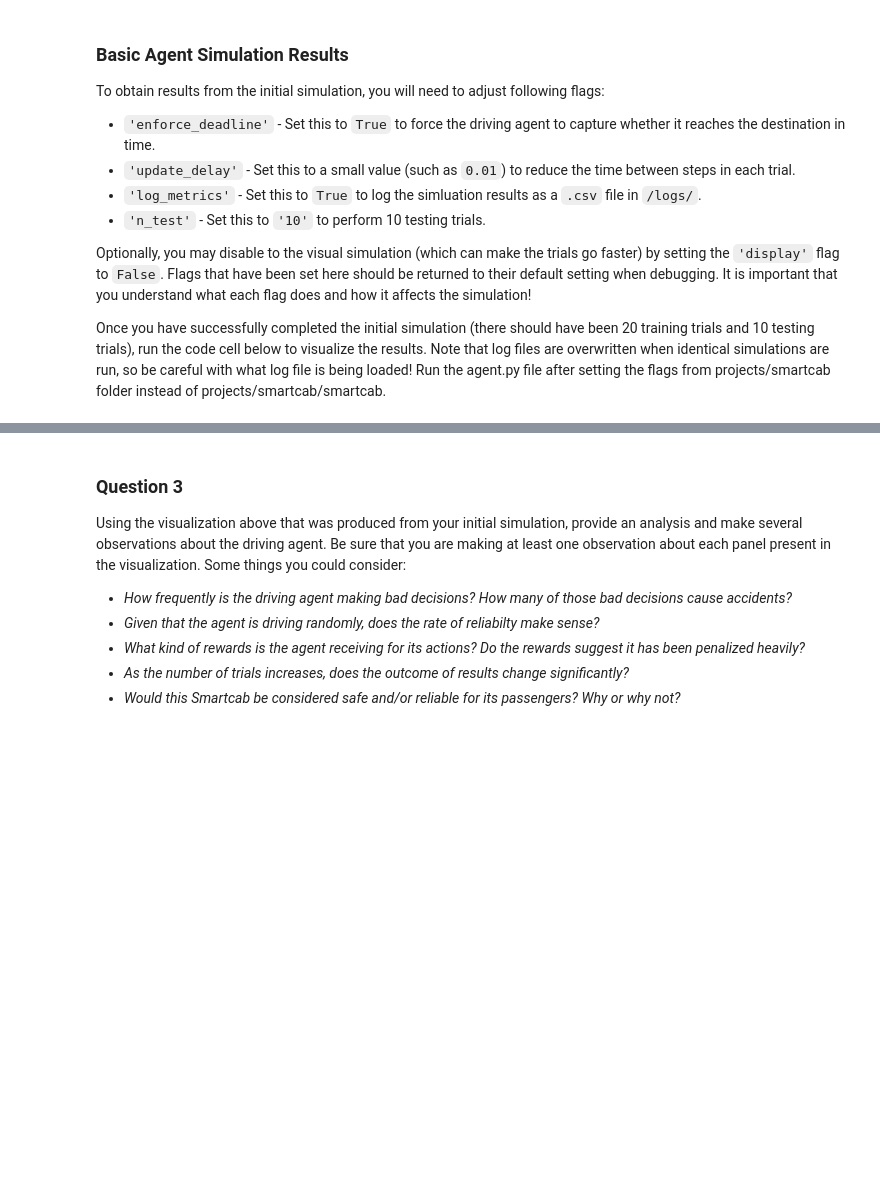
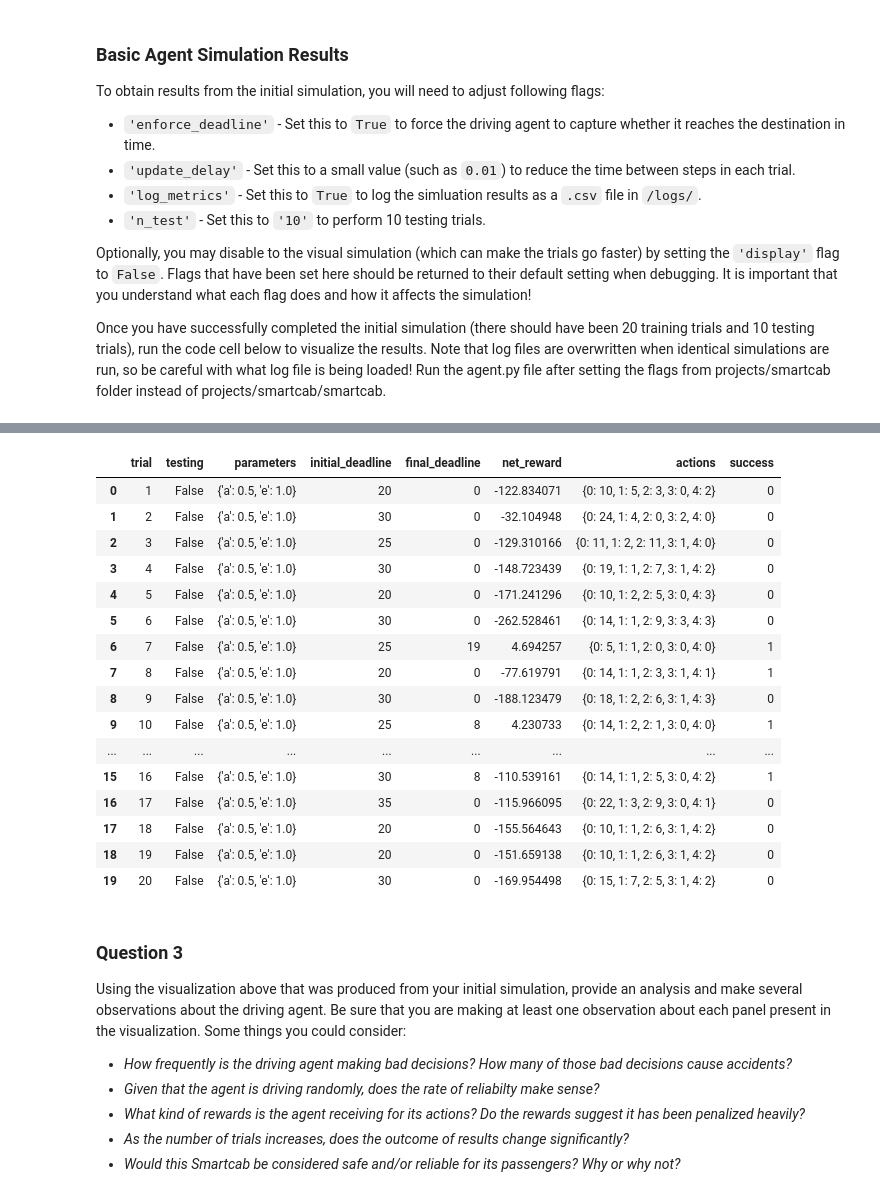
Before and after one commit to yifanxie/Udacity_MLND, a Jupyter notebook: projects/smartcab/smartcab.ipynb, the cells around one changed output, grey strips where cells are left out. Cells and saved outputs as stored; diff of their text form; code cells hidden in the pictures; blank space fills up the shorter version.

```diff
--- a/projects/smartcab/smartcab.ipynb
+++ b/projects/smartcab/smartcab.ipynb
@@ -94,3 +96,28 @@ vs.plot_trials('sim_no-learning.csv')
+# %%
+# Display the log file training content, to cross-reference with the figures above
+# only training content is displayed since the figures above are generated from the training trials
+
+import pandas as pd
+sim_no_learning=pd.read_csv('./logs/sim_no-learning.csv')
+sim_no_learning.loc[sim_no_learning.testing==False]
+# %% [output]
+|  | trial | testing | parameters | initial_deadline | final_deadline | net_reward | actions | success |
+| 0 | 1 | False | {'a': 0.5, 'e': 1.0} | 20 | 0 | -122.834071 | {0: 10, 1: 5, 2: 3, 3: 0, 4: 2} | 0 |
+| 1 | 2 | False | {'a': 0.5, 'e': 1.0} | 30 | 0 | -32.104948 | {0: 24, 1: 4, 2: 0, 3: 2, 4: 0} | 0 |
+| 2 | 3 | False | {'a': 0.5, 'e': 1.0} | 25 | 0 | -129.310166 | {0: 11, 1: 2, 2: 11, 3: 1, 4: 0} | 0 |
+| 3 | 4 | False | {'a': 0.5, 'e': 1.0} | 30 | 0 | -148.723439 | {0: 19, 1: 1, 2: 7, 3: 1, 4: 2} | 0 |
+| 4 | 5 | False | {'a': 0.5, 'e': 1.0} | 20 | 0 | -171.241296 | {0: 10, 1: 2, 2: 5, 3: 0, 4: 3} | 0 |
+| 5 | 6 | False | {'a': 0.5, 'e': 1.0} | 30 | 0 | -262.528461 | {0: 14, 1: 1, 2: 9, 3: 3, 4: 3} | 0 |
+| 6 | 7 | False | {'a': 0.5, 'e': 1.0} | 25 | 19 | 4.694257 | {0: 5, 1: 1, 2: 0, 3: 0, 4: 0} | 1 |
+| 7 | 8 | False | {'a': 0.5, 'e': 1.0} | 20 | 0 | -77.619791 | {0: 14, 1: 1, 2: 3, 3: 1, 4: 1} | 1 |
+| 8 | 9 | False | {'a': 0.5, 'e': 1.0} | 30 | 0 | -188.123479 | {0: 18, 1: 2, 2: 6, 3: 1, 4: 3} | 0 |
+| 9 | 10 | False | {'a': 0.5, 'e': 1.0} | 25 | 8 | 4.230733 | {0: 14, 1: 2, 2: 1, 3: 0, 4: 0} | 1 |
+| ... | ... | ... | ... | ... | ... | ... | ... | ... |
+| 15 | 16 | False | {'a': 0.5, 'e': 1.0} | 30 | 8 | -110.539161 | {0: 14, 1: 1, 2: 5, 3: 0, 4: 2} | 1 |
+| 16 | 17 | False | {'a': 0.5, 'e': 1.0} | 35 | 0 | -115.966095 | {0: 22, 1: 3, 2: 9, 3: 0, 4: 1} | 0 |
+| 17 | 18 | False | {'a': 0.5, 'e': 1.0} | 20 | 0 | -155.564643 | {0: 10, 1: 1, 2: 6, 3: 1, 4: 2} | 0 |
+| 18 | 19 | False | {'a': 0.5, 'e': 1.0} | 20 | 0 | -151.659138 | {0: 10, 1: 1, 2: 6, 3: 1, 4: 2} | 0 |
+| 19 | 20 | False | {'a': 0.5, 'e': 1.0} | 30 | 0 | -169.954498 | {0: 15, 1: 7, 2: 5, 3: 1, 4: 2} | 0 |
 # %% [markdown]
 ### Question 3
 Using the visualization above that was produced from your initial simulation, provide an analysis and make several observations about the driving agent. Be sure that you are making at least one observation about each panel present in the visualization. Some things you could consider:
```
Also changed, not shown: parts of 4 cells of this notebook, 4 other files.
